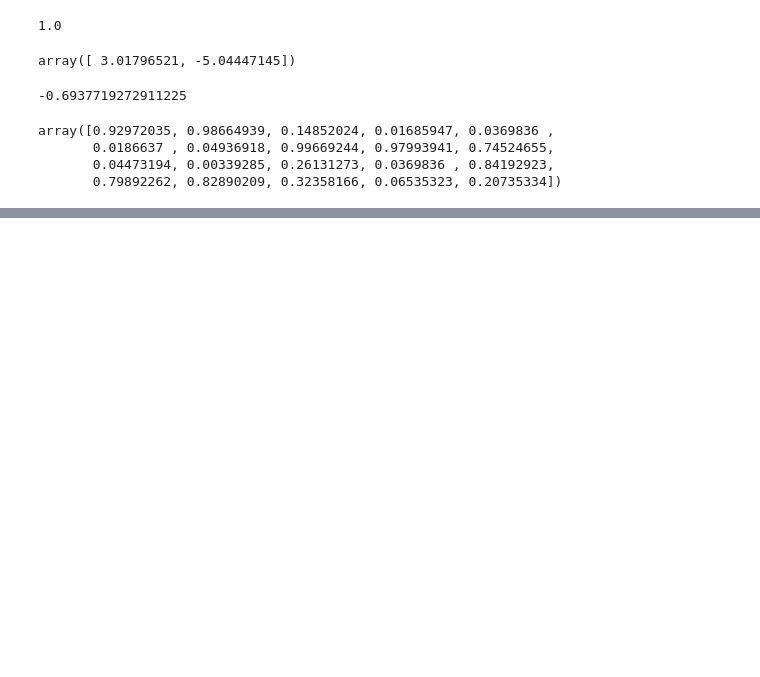
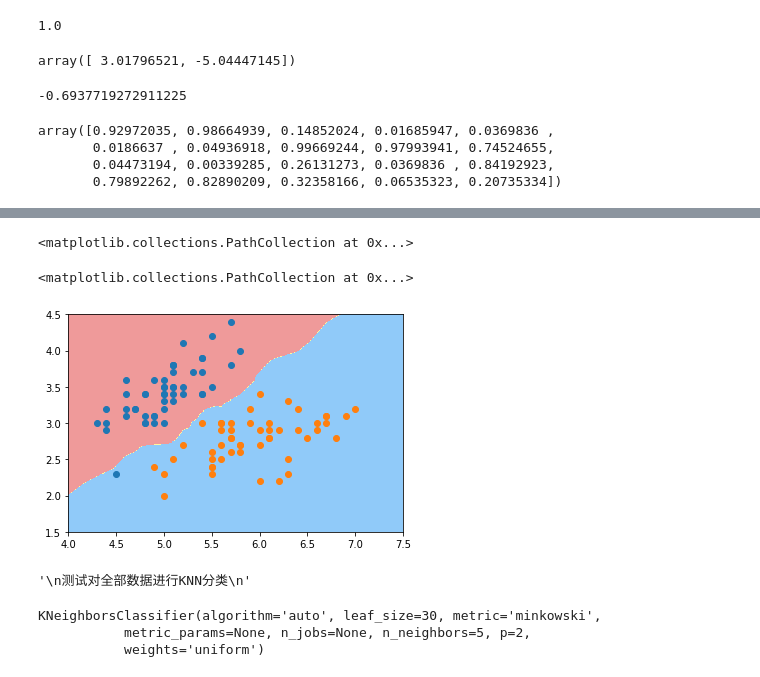
Before and after one commit to coderzc/machine_learning, a Jupyter notebook: jupyter/logistics_regression/Logistic 回归.ipynb, the cells around one changed output, grey strips where cells are left out. Cells and saved outputs as stored; diff of their text form; code cells hidden in the pictures; blank space fills up the shorter version.

```diff
--- a/jupyter/logistics_regression/Logistic 回归.ipynb
+++ b/jupyter/logistics_regression/Logistic 回归.ipynb
@@ -118,0 +183,20 @@ array([0.92972035, 0.98664939, 0.14852024, 0.01685947, 0.0369836 ,
+# %%
+plot_decision_boundary(knn_clf, axis=[4, 7.5, 1.5, 4.5])
+plt.scatter(X[y==0,0], X[y==0,1])
+plt.scatter(X[y==1,0], X[y==1,1])
+plt.show()
+# %% [output]
+<matplotlib.collections.PathCollection at 0x...>
+<matplotlib.collections.PathCollection at 0x...>
+[figure, added]
+# %%
+'''
+测试对全部数据进行KNN分类
+'''
+knn_clf_all = KNeighborsClassifier()
+knn_clf_all.fit(iris.data[:,:2],iris.target)
+# %% [output]
+'\n测试对全部数据进行KNN分类\n'
+KNeighborsClassifier(algorithm='auto', leaf_size=30, metric='minkowski',
+           metric_params=None, n_jobs=None, n_neighbors=5, p=2,
+           weights='uniform')
```
Also changed, not shown: parts of 14 cells of this notebook, 1 other file.
